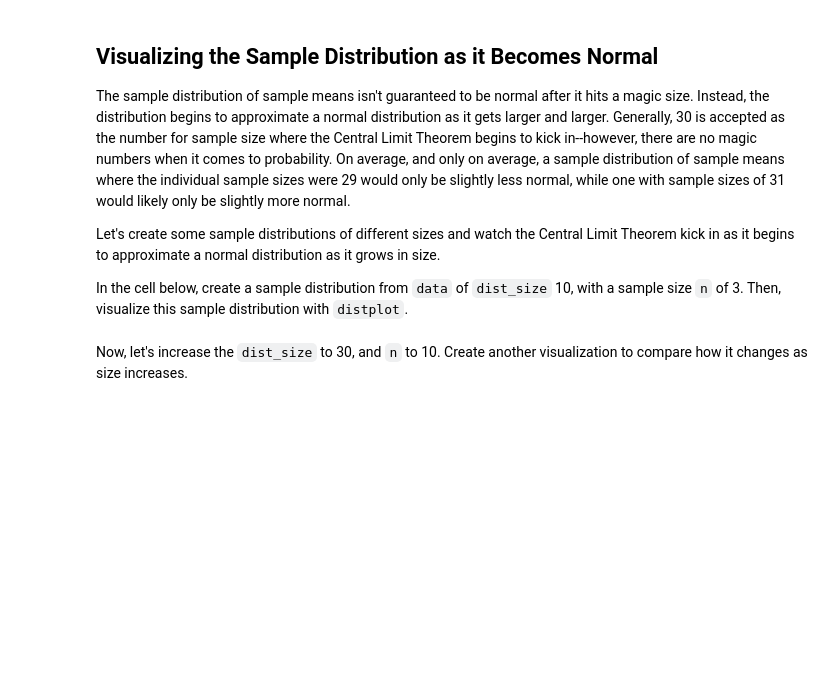
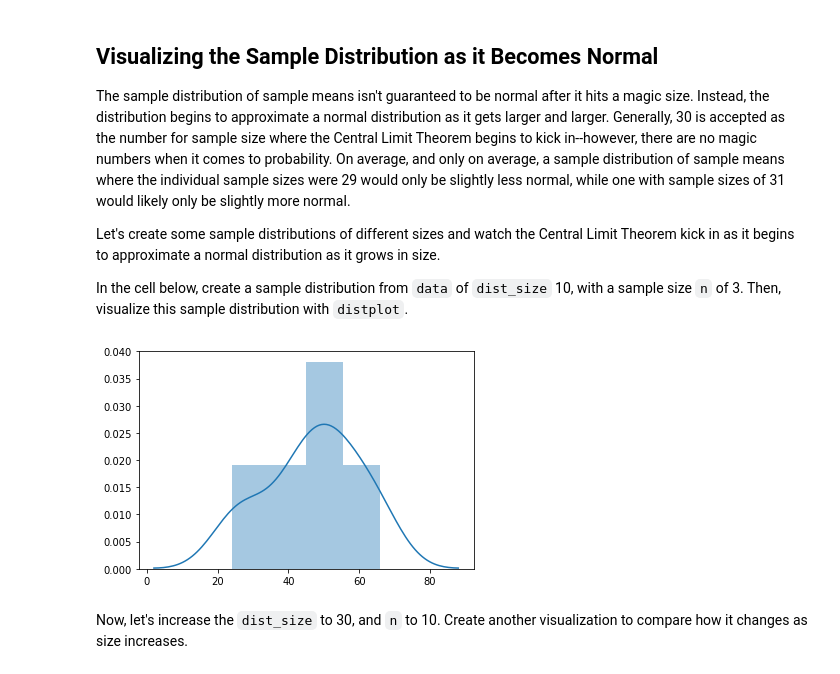
Before and after one commit to NomexHq/dsc-2-19-13-central-limit-theorem-lab-nyc-ds-career-031119, a Jupyter notebook: index.ipynb, the cells around one changed output. Drawn from its saved outputs; the diff is of its cells as text; code cells hidden in the pictures; blank space fills up the shorter version.

```diff
--- a/index.ipynb
+++ b/index.ipynb
@@ -118,5 +118,10 @@ The sample distribution of sample means isn't guaranteed to be normal after it h
 Let's create some sample distributions of different sizes and watch the Central Limit Theorem kick in as it begins to approximate a normal distribution as it grows in size.
 
 In the cell below, create a sample distribution from `data` of `dist_size` 10, with a sample size `n` of 3. Then, visualize this sample distribution with `distplot`.
+# %%
+sample_dist_10 = create_sample_distribution(df, 10, 3)
+sns.distplot(sample_dist_10);
+# %% [output]
+[figure, added]
 # %% [markdown]
 Now, let's increase the `dist_size` to 30, and `n` to 10.  Create another visualization to compare how it changes as size increases.
```
Also changed, not shown: parts of 2 cells of this notebook.
